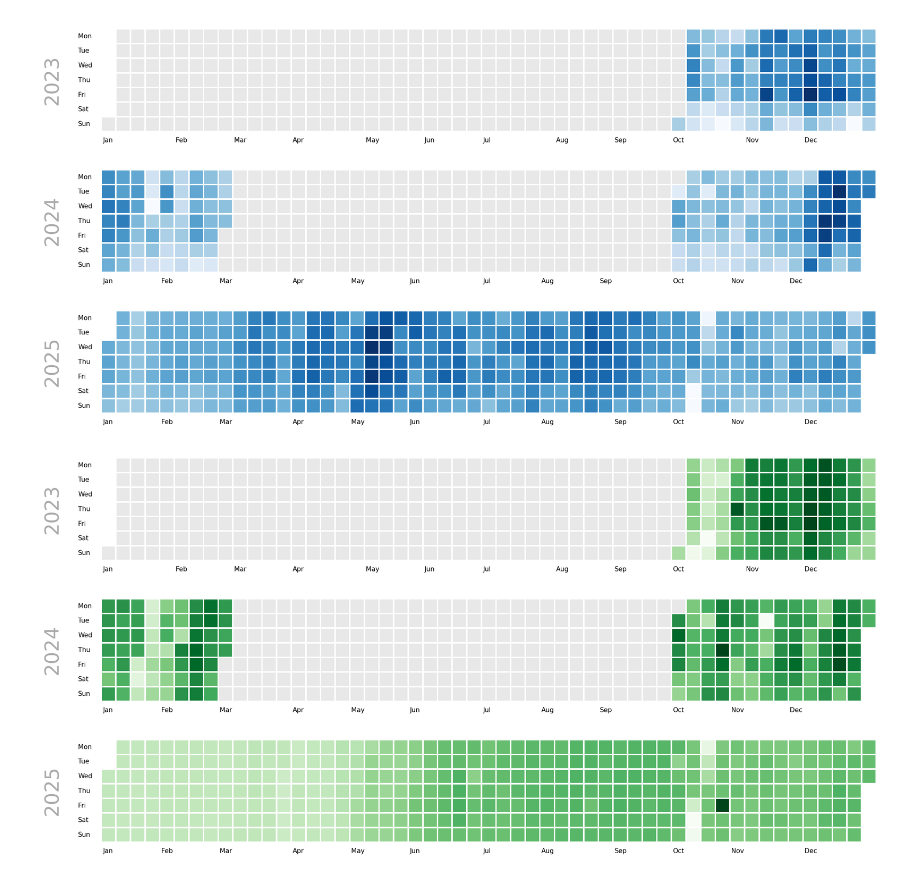
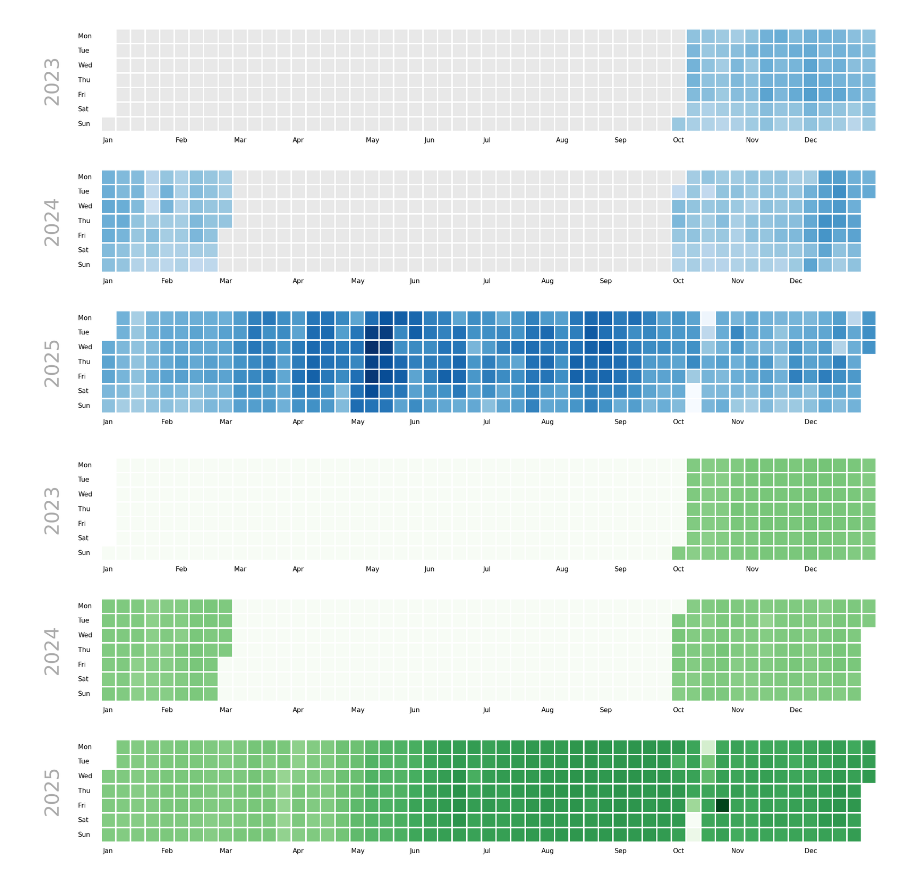
Before and after one commit to ANETILab/wp7_data_processing, a Jupyter notebook: src/preliminary.ipynb, the cells around one changed output. Saved outputs shown, nothing was run; the diff lists cells and outputs as text; code cells hidden in the pictures.

Commit message:
Plot focused activity and user numbers GH-2

```diff
--- a/src/preliminary.ipynb
+++ b/src/preliminary.ipynb
@@ -22,3 +77,8 @@ with open("plotting_config.yaml", "r") as fp:
+# %%
+def daterange(start_date: date, end_date: date):
+    days = (end_date - start_date).days
+    for n in range(days + 1):
+        yield start_date + timedelta(n)
 # %%
 data = pl.read_csv(
     config["dirs"]["pickwell"] + "/2023/10/01/location-82840-part0000.csv.gz",
@@ -106,6 +181,8 @@ _ = dp.calendar(
     week_starts_on="Monday",
     ax=axs[0],
     cmap="Blues",
+    vmin=rn_min,
+    vmax=rn_max,
 )
 _ = dp.calendar(
     dates=cdf_24["day"],
@@ -115,6 +192,8 @@ _ = dp.calendar(
     week_starts_on="Monday",
     ax=axs[1],
     cmap="Blues",
+    vmin=rn_min,
+    vmax=rn_max,
 )
 _ = dp.calendar(
     dates=cdf_25["day"],
@@ -124,6 +203,8 @@ _ = dp.calendar(
     week_starts_on="Monday",
     ax=axs[2],
     cmap="Blues",
+    vmin=rn_min,
+    vmax=rn_max,
 )
 text_args = dict(
     x=-4,
@@ -144,7 +225,29 @@ for i in ["png", "svg"]:
         metadata=plotting_config["metadata"][i],
     )
 # %% [output]
-[figure, old version]
+[figure, new version]
+# %%
+ud_min = np.min(
+    [
+        cdf_23["number_of_unique_devices"].min(),
+        cdf_24["number_of_unique_devices"].min(),
+        cdf_25["number_of_unique_devices"].min(),
+    ]
+)
+ud_max = np.max(
+    [
+        cdf_23["number_of_unique_devices"].max(),
+        cdf_24["number_of_unique_devices"].max(),
+        cdf_25["number_of_unique_devices"].max(),
+    ]
+)
+up_mean = np.median(
+    [
+        cdf_23["number_of_unique_devices"].max(),
+        cdf_24["number_of_unique_devices"].max(),
+        cdf_25["number_of_unique_devices"].max(),
+    ]
+)
 # %%
 fig, axs = plt.subplots(nrows=3, figsize=(18, 9), dpi=150, layout="constrained")
 _ = dp.calendar(
@@ -155,6 +258,9 @@ _ = dp.calendar(
     week_starts_on="Monday",
     ax=axs[0],
     cmap="Greens",
+    vmin=ud_min,
+    vmax=ud_max,
+    vcenter=up_mean,
 )
 _ = dp.calendar(
     dates=cdf_24["day"],
@@ -164,33 +270,39 @@ _ = dp.calendar(
     week_starts_on="Monday",
     ax=axs[1],
     cmap="Greens",
+    vmin=ud_min,
+    vmax=ud_max,
+    vcenter=up_mean,
 )
 _ = dp.calendar(
     dates=cdf_25["day"],
     values=cdf_25["number_of_unique_devices"],
     start_date="2025-01-01",
     end_date="2025-12-31",
     week_starts_on="Monday",
     ax=axs[2],
     cmap="Greens",
+    vmin=ud_min,
+    vmax=ud_max,
+    vcenter=up_mean,
 )
 text_args = dict(
     x=-4,
     y=3.5,
     size=30,
     rotation=90,
     color="#aaa",
     va="center",  # font=fontlight
 )
 axs[0].text(s="2023", **text_args)
 axs[1].text(s="2024", **text_args)
 axs[2].text(s="2025", **text_args)
 
 
 for i in ["png", "svg"]:
     fig.savefig(
         f"../output/descriptives/number_of_unique_devices_dayplot.{i}",
         metadata=plotting_config["metadata"][i],
     )
 # %% [output]
-[figure, old version]
+[figure, new version]
```
Also changed, not shown: parts of 21 cells of this notebook, 10 other files.
